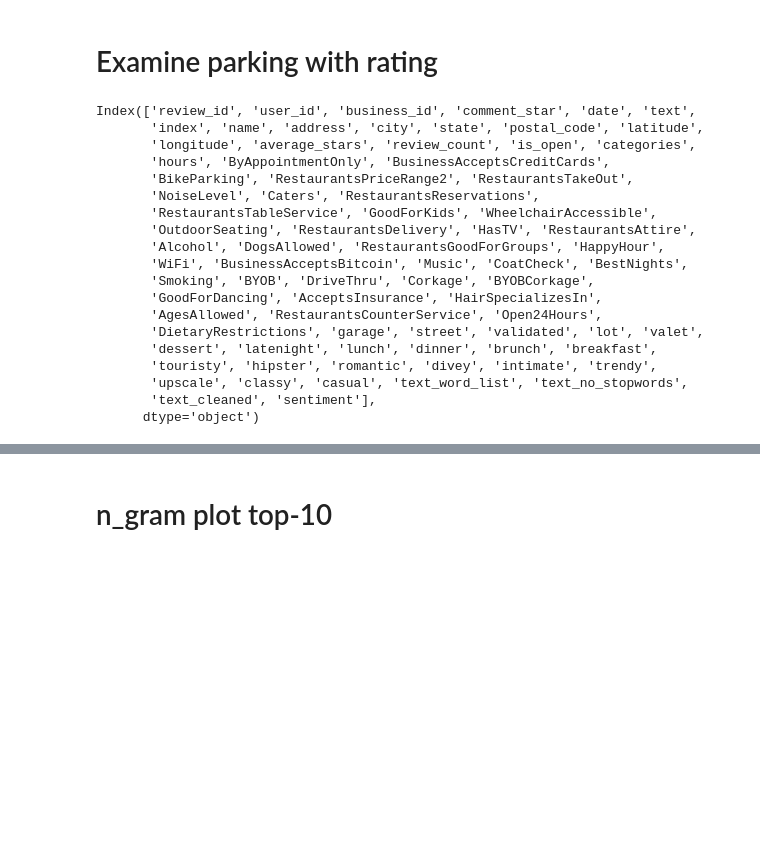
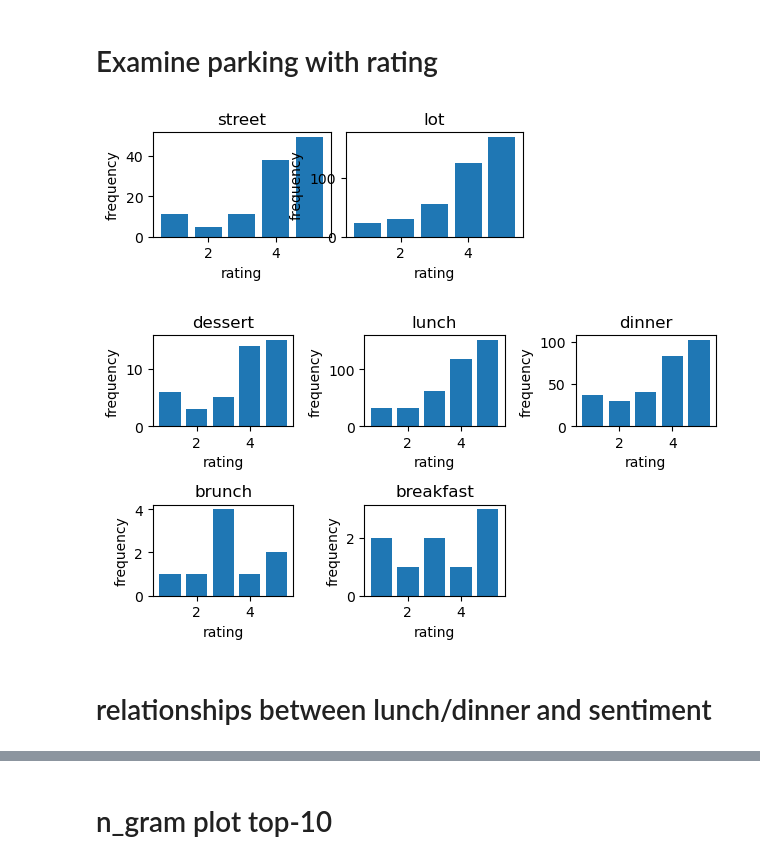
Before and after one commit to shunyihuang1997/Stats-628-Module-3, a Jupyter notebook: Code/NLP.ipynb, the cells around one changed output, grey strips where cells are left out. Saved outputs shown, nothing was run; the diff lists cells and outputs as text; code cells hidden in the pictures; blank space fills up the shorter version.

```diff
--- a/Code/NLP.ipynb
+++ b/Code/NLP.ipynb
@@ -160,25 +154,7 @@ word_freq(bad_word)
 # %% [markdown]
 # Examine parking with rating
 # %%
-parking_option = ['DriveThru','garage','street','lot','valet']
-CA_Asian_business_review.columns
+parking_option = ['street','lot']
+word_freq(parking_option)
 # %% [output]
-Index(['review_id', 'user_id', 'business_id', 'comment_star', 'date', 'text',
-       'index', 'name', 'address', 'city', 'state', 'postal_code', 'latitude',
-       'longitude', 'average_stars', 'review_count', 'is_open', 'categories',
-       'hours', 'ByAppointmentOnly', 'BusinessAcceptsCreditCards',
-       'BikeParking', 'RestaurantsPriceRange2', 'RestaurantsTakeOut',
-       'NoiseLevel', 'Caters', 'RestaurantsReservations',
-       'RestaurantsTableService', 'GoodForKids', 'WheelchairAccessible',
-       'OutdoorSeating', 'RestaurantsDelivery', 'HasTV', 'RestaurantsAttire',
-       'Alcohol', 'DogsAllowed', 'RestaurantsGoodForGroups', 'HappyHour',
-       'WiFi', 'BusinessAcceptsBitcoin', 'Music', 'CoatCheck', 'BestNights',
-       'Smoking', 'BYOB', 'DriveThru', 'Corkage', 'BYOBCorkage',
-       'GoodForDancing', 'AcceptsInsurance', 'HairSpecializesIn',
-       'AgesAllowed', 'RestaurantsCounterService', 'Open24Hours',
-       'DietaryRestrictions', 'garage', 'street', 'validated', 'lot', 'valet',
-       'dessert', 'latenight', 'lunch', 'dinner', 'brunch', 'breakfast',
-       'touristy', 'hipster', 'romantic', 'divey', 'intimate', 'trendy',
-       'upscale', 'classy', 'casual', 'text_word_list', 'text_no_stopwords',
-       'text_cleaned', 'sentiment'],
-      dtype='object')
+[figure, added]
@@ -211,0 +161,7 @@ def word_freq(word_ls):
+# %%
+meals_offer = ['dessert','lunch','dinner','brunch','breakfast']
+word_freq(meals_offer)
+# %% [output]
+[figure, added]
+# %% [markdown]
+# relationships between lunch/dinner and sentiment
```
Also changed, not shown: parts of 21 cells of this notebook, 2 other files.
